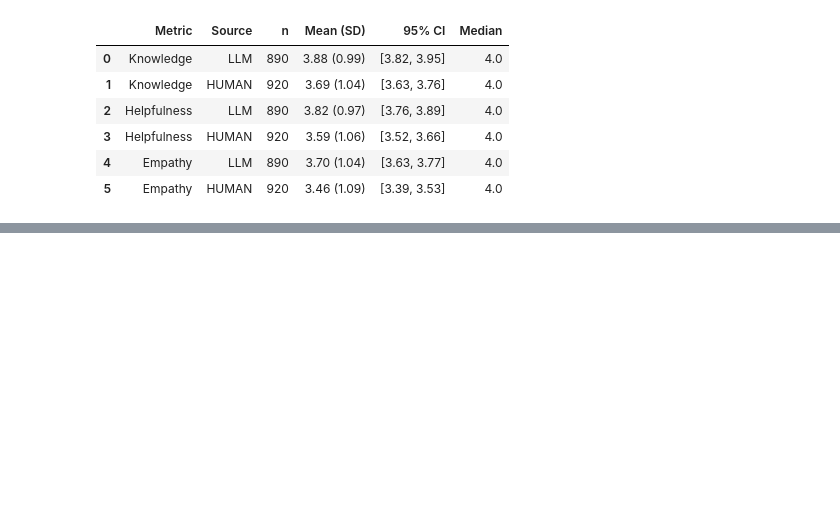
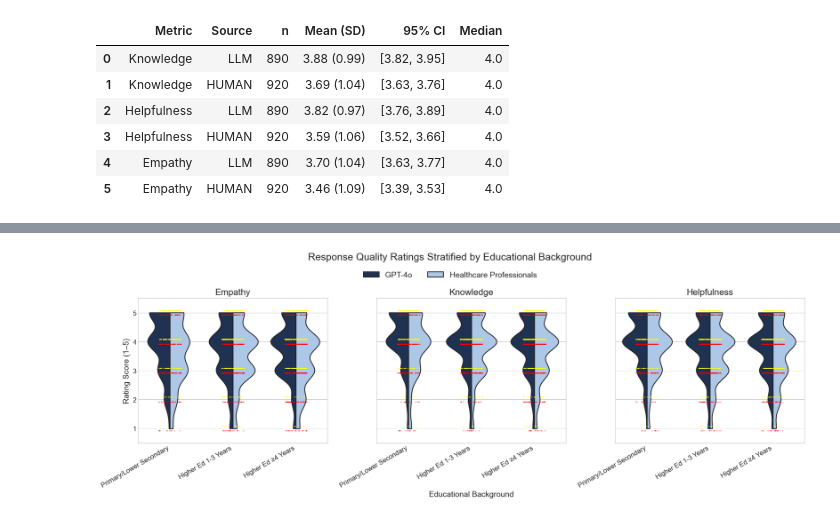
Before and after one commit to alu042/HumanVsRobot, a Jupyter notebook: data_analysis/diaguide_analysis.ipynb, the cells around one changed output, grey strips where cells are left out. Saved outputs shown, nothing was run; the diff lists cells and outputs as text; code cells hidden in the pictures; blank space fills up the shorter version.

```diff
--- a/data_analysis/diaguide_analysis.ipynb
+++ b/data_analysis/diaguide_analysis.ipynb
@@ -265,0 +1209,98 @@ desc_stats_table
+# %%
+import matplotlib.pyplot as plt
+import seaborn as sns
+import numpy as np
+
+metrics = ['empathy', 'knowledge', 'helpfulness']
+titles = ['Empathy', 'Knowledge', 'Helpfulness']
+edu_order = ['Primary/Lower Secondary', 'Higher Ed 1-3 Years', 'Higher Ed ≥4 Years']
+palette = {'llm': '#183059', 'human': '#A3C6F1'}  # dark blue, light blue
+
+fig, axes = plt.subplots(1, 3, figsize=(18, 6), sharey=True)
+#fig.suptitle('Split Violin + Horizontally Separated Jittered Observations', fontsize=18, y=1.05)
+fig.suptitle('Response Quality Ratings Stratified by Educational Background', fontsize=18, y=1.05)
+
+offset = 0.08  # vertical offset for jitter lines
+
+for i, (metric, title) in enumerate(zip(metrics, titles)):
+    ax = axes[i]
+    # Split violin plot
+    sns.violinplot(
+        data=df[df['edu_group'].notna()],
+        x='edu_group',
+        y=metric,
+        hue='source',
+        order=edu_order,
+        hue_order=['llm', 'human'],
+        palette=palette,
+        split=True,
+        inner=None,
+        ax=ax,
+        linewidth=1.5,
+        cut=0
+    )
+    # Overlay yellow jittered observations for GPT-4o (slightly above)
+    data_llm = df[(df['edu_group'].notna()) & (df['source'] == 'llm')].copy()
+    data_llm['y_offset'] = data_llm[metric] + offset
+    sns.stripplot(
+        data=data_llm,
+        x='edu_group',
+        y='y_offset',
+        order=edu_order,
+        color='yellow',
+        dodge=True,
+        jitter=0.18,
+        size=2,
+        alpha=0.5,
+        ax=ax,
+        zorder=1
+    )
+    # Overlay red jittered observations for Healthcare Professionals (slightly below)
+    data_human = df[(df['edu_group'].notna()) & (df['source'] == 'human')].copy()
+    data_human['y_offset'] = data_human[metric] - offset
+    sns.stripplot(
+        data=data_human,
+        x='edu_group',
+        y='y_offset',
+        order=edu_order,
+        color='red',
+        dodge=True,
+        jitter=0.18,
+        size=2,
+        alpha=0.5,
+        ax=ax,
+        zorder=1
+    )
+    # Remove duplicate legends
+    if ax.get_legend() is not None:
+        ax.get_legend().remove()
+    ax.set_title(title, fontsize=16)
+    if i == 1:
+        ax.set_xlabel('Educational Background', fontsize=14)
+    else:
+        ax.set_xlabel('')
+    if i == 0:
+        ax.set_ylabel('Rating Score (1–5)', fontsize=14)
+    else:
+        ax.set_ylabel('')
+    ax.set_xticklabels(ax.get_xticklabels(), rotation=30, ha='right')
+    ax.set_ylim(0.5, 5.5)
+    ax.set_yticks([1, 2, 3, 4, 5])
+    ax.set_yticklabels([1, 2, 3, 4, 5])
+
+plt.tight_layout()
+
+# Add a single, centered legend above the subplots
+handles, labels = axes[0].get_legend_handles_labels()
+labels = ['GPT-4o', 'Healthcare Professionals']
+fig.legend(
+    handles[:2], labels, title='', ncol=2, loc='upper center',
+    bbox_to_anchor=(0.5, 1.00), frameon=False, fontsize=14
+)
+
+# Save the figure in publication quality
+fig.savefig('Figs/figure_4_split_violin_separated_jitter_education.png', dpi=300, bbox_inches='tight')
+fig.savefig('Figs/figure_4_split_violin_separated_jitter_education.pdf', bbox_inches='tight')
+plt.show()
+# %% [output]
+[figure, added]
```
Also changed, not shown: parts of 63 cells of this notebook, 11 other files.
